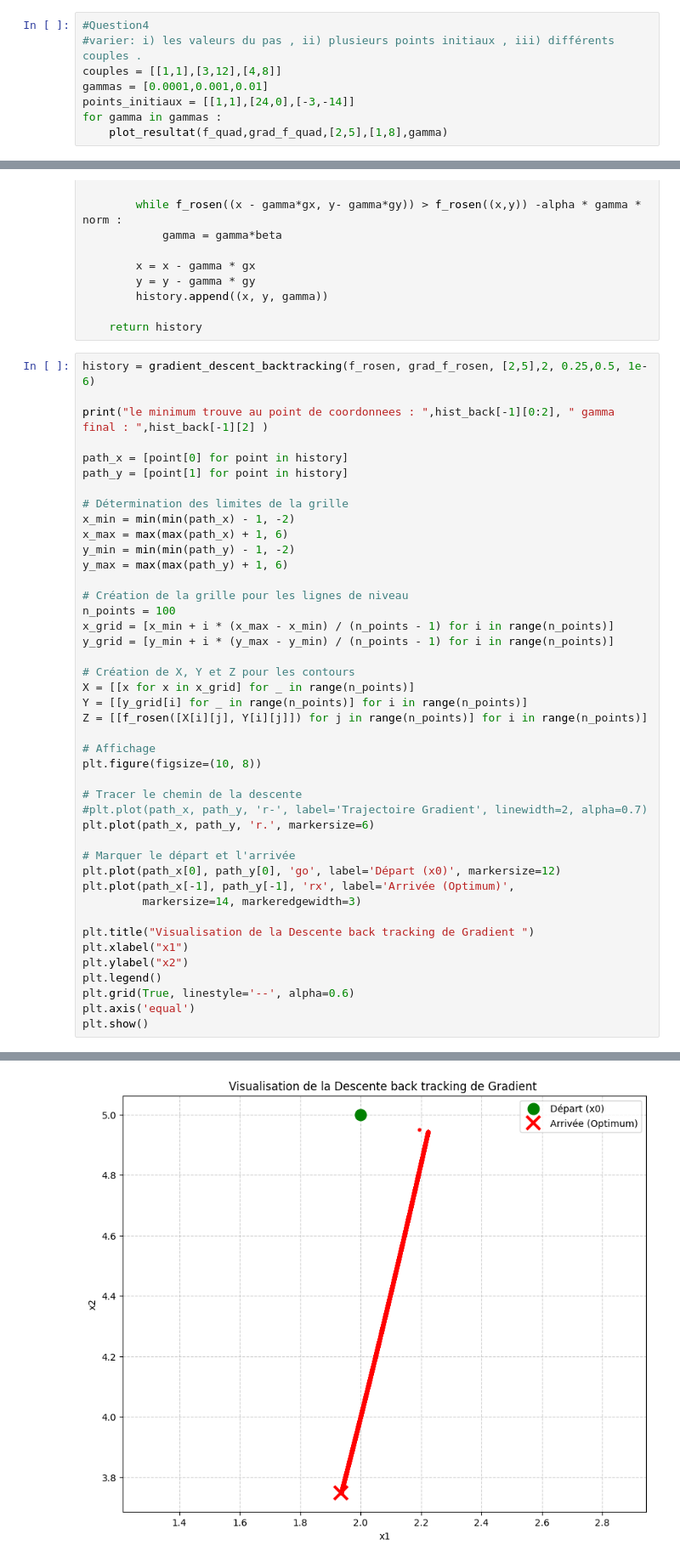
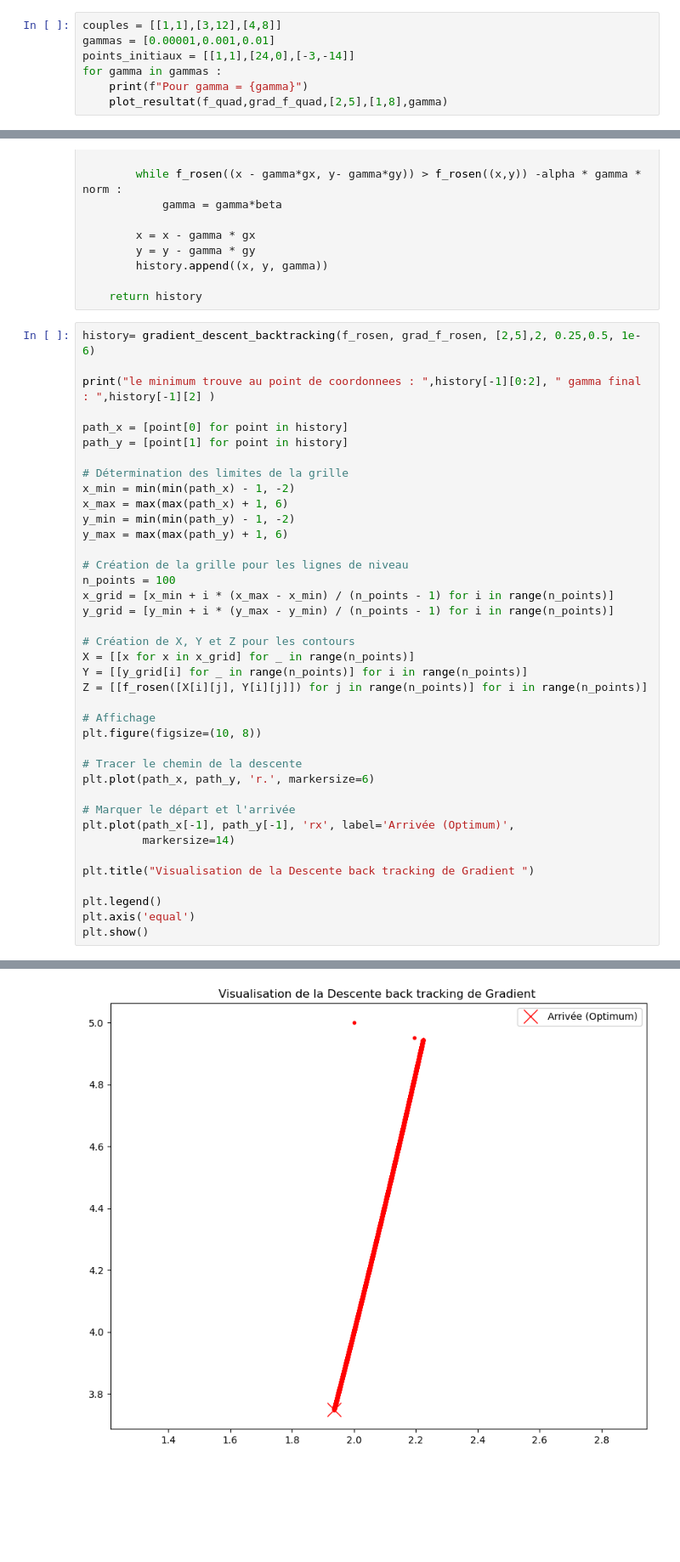
Before and after one commit to hamzajer/BACO, a Jupyter notebook: TP-BACO-Sujet.ipynb, the cells around one changed output, grey strips where cells are left out. Shown at 85% size. Saved outputs shown, nothing was run; the diff lists cells and outputs as text; blank space fills up the shorter version.

```diff
--- a/TP-BACO-Sujet.ipynb
+++ b/TP-BACO-Sujet.ipynb
@@ -175,9 +180,8 @@ minimum trouver apres 116 iterations
 # %%
-#Question4
-#varier: i) les valeurs du pas , ii) plusieurs points initiaux , iii) différents couples .
 couples = [[1,1],[3,12],[4,8]]
-gammas = [0.0001,0.001,0.01]
+gammas = [0.00001,0.001,0.01]
 points_initiaux = [[1,1],[24,0],[-3,-14]]
 for gamma in gammas :
+    print(f"Pour gamma = {gamma}")
     plot_resultat(f_quad,grad_f_quad,[2,5],[1,8],gamma)
 # %% [output]
@@ -248,9 +278,9 @@ def gradient_descent_backtracking(f, grad_f, x0, gamma, alpha, beta, epsilon):
 
     return history
 # %%
-history = gradient_descent_backtracking(f_rosen, grad_f_rosen, [2,5],2, 0.25,0.5, 1e-6)
+history= gradient_descent_backtracking(f_rosen, grad_f_rosen, [2,5],2, 0.25,0.5, 1e-6)
 
-print("le minimum trouve au point de coordonnees : ",hist_back[-1][0:2], " gamma final : ",hist_back[-1][2] )
+print("le minimum trouve au point de coordonnees : ",history[-1][0:2], " gamma final : ",history[-1][2] )
 
 path_x = [point[0] for point in history]
 path_y = [point[1] for point in history]
@@ -259,37 +289,33 @@ path_y = [point[1] for point in history]
 x_min = min(min(path_x) - 1, -2)
 x_max = max(max(path_x) + 1, 6)
 y_min = min(min(path_y) - 1, -2)
 y_max = max(max(path_y) + 1, 6)
 
 # Création de la grille pour les lignes de niveau
 n_points = 100
 x_grid = [x_min + i * (x_max - x_min) / (n_points - 1) for i in range(n_points)]
 y_grid = [y_min + i * (y_max - y_min) / (n_points - 1) for i in range(n_points)]
 
 # Création de X, Y et Z pour les contours
 X = [[x for x in x_grid] for _ in range(n_points)]
 Y = [[y_grid[i] for _ in range(n_points)] for i in range(n_points)]
 Z = [[f_rosen([X[i][j], Y[i][j]]) for j in range(n_points)] for i in range(n_points)]
 
 # Affichage
 plt.figure(figsize=(10, 8))
 
 # Tracer le chemin de la descente
-#plt.plot(path_x, path_y, 'r-', label='Trajectoire Gradient', linewidth=2, alpha=0.7)
 plt.plot(path_x, path_y, 'r.', markersize=6)
 
 # Marquer le départ et l'arrivée
-plt.plot(path_x[0], path_y[0], 'go', label='Départ (x0)', markersize=12)
 plt.plot(path_x[-1], path_y[-1], 'rx', label='Arrivée (Optimum)',
-         markersize=14, markeredgewidth=3)
+         markersize=14)
 
 plt.title("Visualisation de la Descente back tracking de Gradient ")
-plt.xlabel("x1")
-plt.ylabel("x2")
+
 plt.legend()
-plt.grid(True, linestyle='--', alpha=0.6)
 plt.axis('equal')
 plt.show()
 # %% [output]
 le minimum trouve au point de coordonnees :  (1.9355896867168596, 3.7487731108203177)  gamma final :  0.000244140625
-[figure, old version]
+[figure, new version]
```
Also changed, not shown: parts of 28 cells of this notebook.
